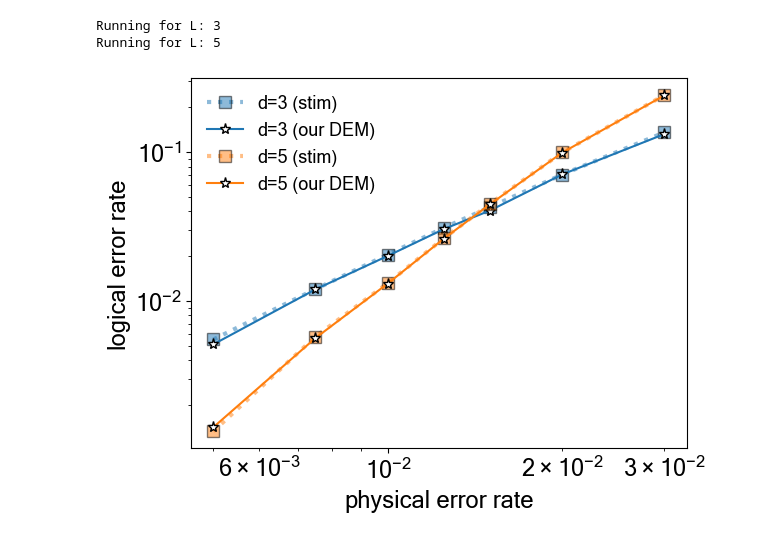
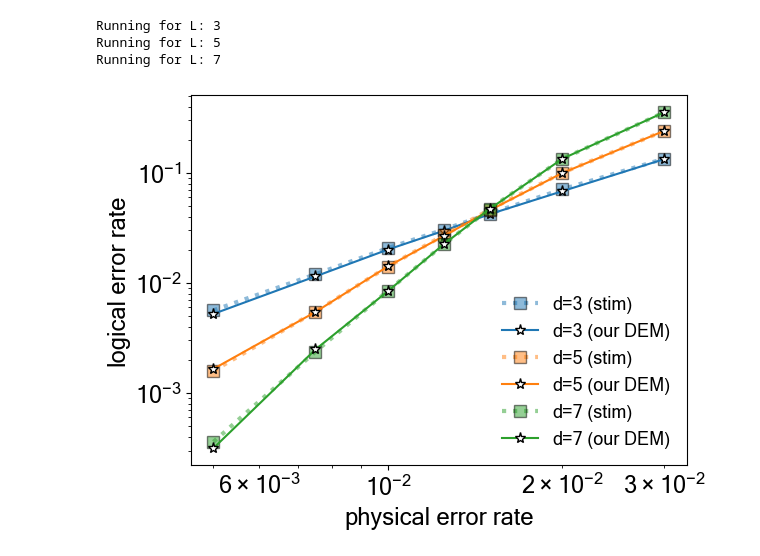
Before and after one commit to eva-takou/Noise_estimation_of_DEMs, a Jupyter notebook: sims/surface_code_bare_ancilla/threshold.ipynb, the cells around one changed output. Saved outputs shown, nothing was run; the diff lists cells and outputs as text; code cells hidden in the pictures.

```diff
--- a/sims/surface_code_bare_ancilla/threshold.ipynb
+++ b/sims/surface_code_bare_ancilla/threshold.ipynb
@@ -44,7 +44,7 @@ plt.rcParams["font.family"] = "Microsoft Sans Serif"
 
 fig, ax = plt.subplots()
 
-Ls            = [3,5]
+Ls            = [3,5,7]
 ps            = np.array([0.005, 0.0075, 0.01, 0.0125, 0.015, 0.02, 0.03])
 num_shots     = 200_000
 num_shots_dec = 200_000
@@ -72,34 +72,35 @@ for cnt, L in enumerate(Ls):
     all_errors_STIM.append(errors_per_p_stim)
     all_errors_MDEM.append(errors_per_p_my_DEM)
 
     plt.plot(ps, errors_per_p_stim, marker='s', linestyle=':', color=colors[cnt],
              linewidth=3, markeredgecolor='black', markersize=9, alpha=0.5)
 
     plt.plot(ps, errors_per_p_my_DEM, marker='*', color=colors[cnt],
              markersize=8, markeredgecolor='black', markerfacecolor='white')
 
 plt.xscale('log')
 plt.yscale('log')
 
 plt.legend(['d=3 (stim)', 'd=3 (our DEM)',
             'd=5 (stim)', 'd=5 (our DEM)',
             'd=7 (stim)', 'd=7 (our DEM)',
             'd=9 (stim)', 'd=9 (our DEM)',
             'd=11 (stim)', 'd=11 (our DEM)',
             'd=13 (stim)', 'd=13 (our DEM)'],
            frameon=False, shadow=True, fontsize=13)
 
 plt.xlabel('physical error rate')
 plt.ylabel('logical error rate')
 plt.show()
 
 
 #Uncomment to save the figure
 # fig.savefig("threshold.pdf",bbox_inches='tight')
 # %% [output]
 Running for L: 3
 Running for L: 5
+Running for L: 7
-[figure, old version]
+[figure, new version]
 # %%
 #To save the data:
 
```
